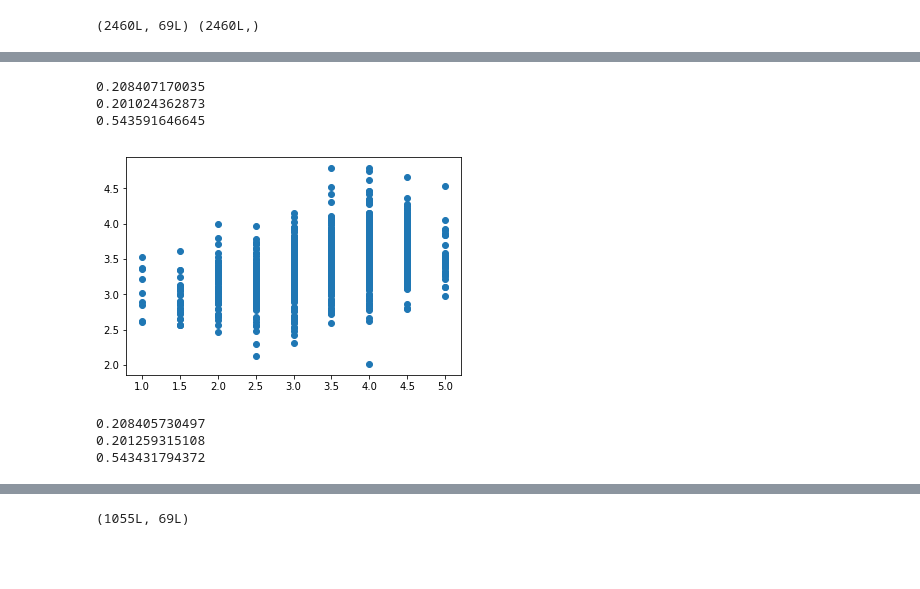
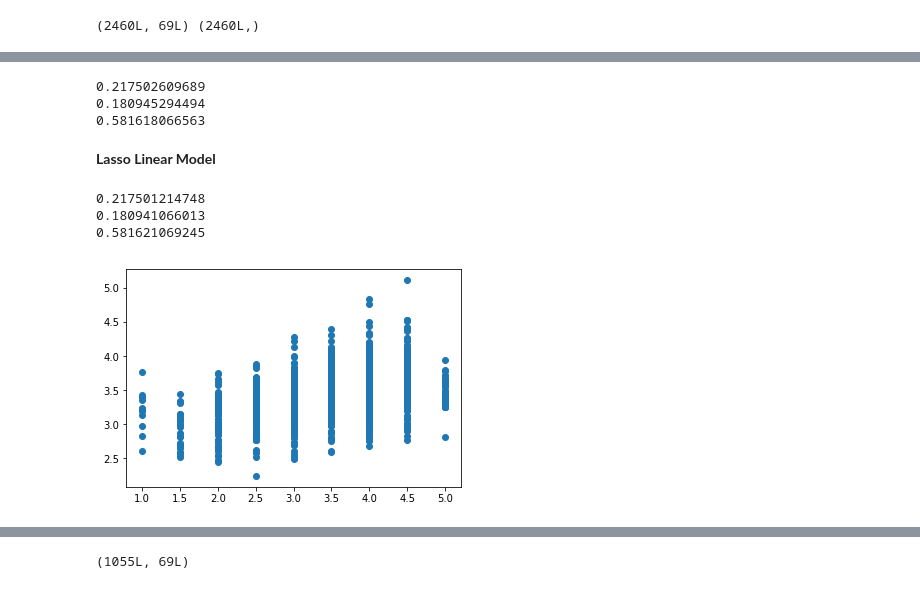
Before and after one commit to IvanTodorovic78/Capstone2, a Jupyter notebook: Restaurants.ipynb, the cells around one changed output, grey strips where cells are left out. Drawn from its saved outputs; the diff is of its cells as text; code cells hidden in the pictures; blank space fills up the shorter version.

```diff
--- a/Restaurants.ipynb
+++ b/Restaurants.ipynb
@@ -401,6 +281,8 @@ Index([u'attributes.Alcohol', u'attributes.Ambience.casual',
 # %%
-featuresdf3 = featuresdf2.drop([u'attributes.BYOB', u'attributes.BYOBCorkage', u'attributes.Corkage', u'categories', u'postal_code'], axis=1)
-featuresdf3 = featuresdf3.set_index(u'business_id')
+# drop columns that are not used
+business_id = featuresdf1[u'business_id'].reset_index(drop=True)
+featuresdf3 = featuresdf2.drop([u'business_id', u'attributes.BYOB', u'attributes.BYOBCorkage', u'attributes.Corkage', u'categories', u'postal_code'], axis=1)
+featuresdf3 = featuresdf3.reset_index(drop=True)
 featuresdf3.head()
 # %% [output]
 |  | attributes.Alcohol | attributes.Ambience.casual | attributes.Ambience.classy | attributes.Ambience.divey | ... |
@@ -451,7 +318,7 @@ y_feat.shape
 # %%
 from sklearn.model_selection import train_test_split
 # %%
-Xf_train, Xf_test, yf_train, yf_test = train_test_split(f3val, y_feat, test_size=0.3)
+Xf_train, Xf_test, yf_train, yf_test, indices_train, indices_test = train_test_split(f3val, y_feat, featuresdf3.index, test_size=0.3, random_state=8)
 # %%
 print Xf_train.shape, yf_train.shape
 # %% [output]
@@ -479,23 +357,26 @@ print ridge_reg.score(Xf_train, yf_train)
 print ridge_reg.score(Xf_test, yf_test)
 print mean_squared_error(yf_test, ridge_reg.predict(Xf_test))
 # %% [output]
-0.208407170035
-0.201024362873
-0.543591646645
+0.217502609689
+0.180945294494
+0.581618066563
+# %% [markdown]
+__Lasso Linear Model__
+# %%
+reg_lasso = linear_model.Lasso(alpha = 0.00001)
+reg_lasso.fit(Xf_train, yf_train)
+print reg_lasso.score(Xf_train, yf_train)
+print reg_lasso.score(Xf_test, yf_test)
+print mean_squared_error(yf_test, reg_lasso.predict(Xf_test))
+# %% [output]
+0.217501214748
+0.180941066013
+0.581621069245
 # %%
 import matplotlib.pyplot as plt
 # %%
-plt.scatter(x=yf_test, y=ridge_reg.predict(Xf_test))
+## visualize results
+plt.scatter(x=yf_test, y=reg_lasso.predict(Xf_test))
 plt.show()
 # %% [output]
-[figure, old version]
+[figure, new version]
-# %%
-reg_lasso = linear_model.Lasso(alpha = 0.00001)
-reg_lasso.fit(Xf_train, yf_train)
-print reg_lasso.score(Xf_train, yf_train)
-print reg_lasso.score(Xf_test, yf_test)
-print mean_squared_error(yf_test, reg_lasso.predict(Xf_test))
-# %% [output]
-0.208405730497
-0.201259315108
-0.543431794372
```
Also changed, not shown: parts of 86 cells of this notebook, 1 other file.
